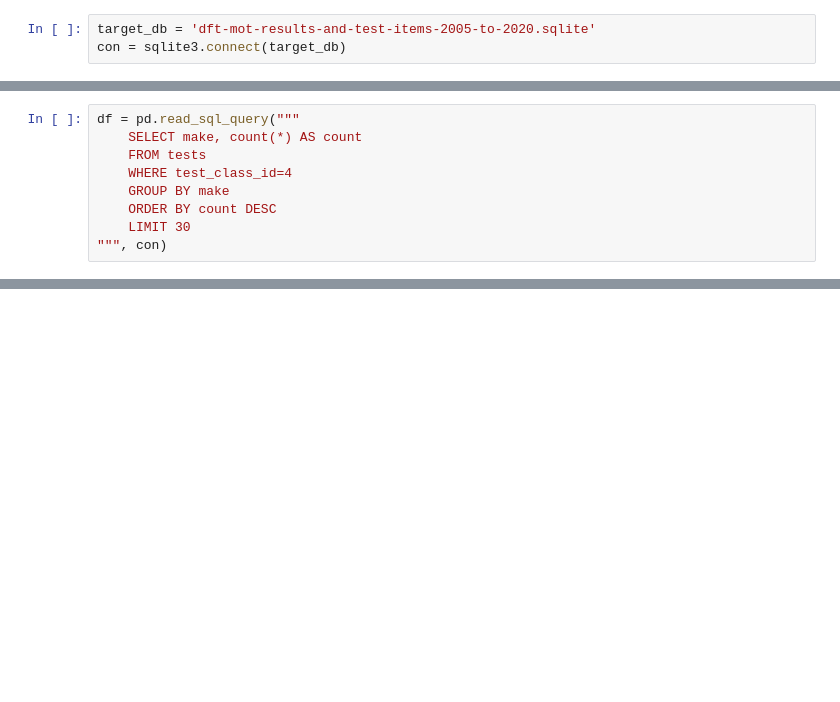
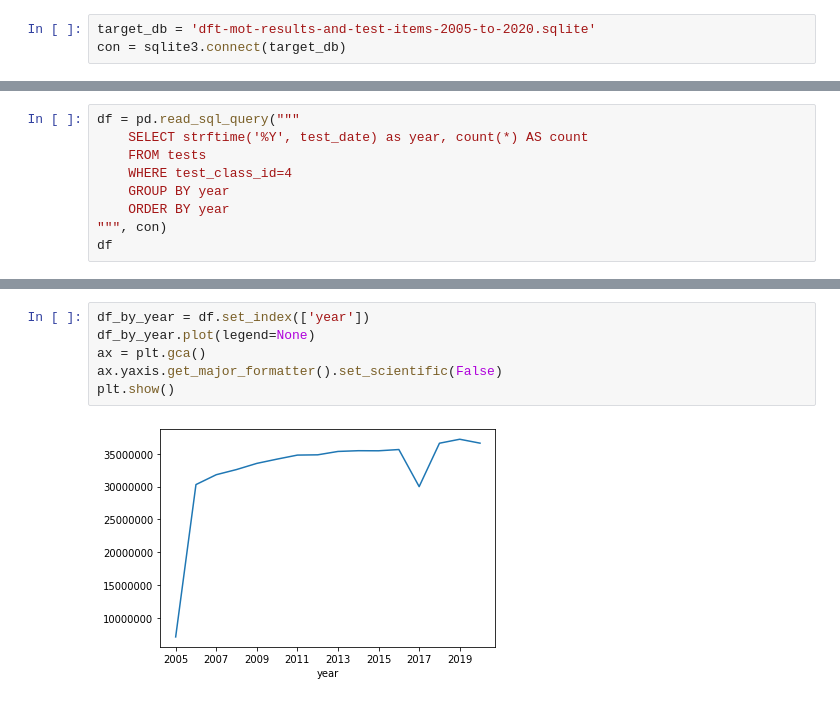
Before and after one commit to michalc/dft-mot-analysis, a Jupyter notebook: explore.ipynb, the cells around one changed output, grey strips where cells are left out. Saved outputs shown, nothing was run; the diff lists cells and outputs as text; blank space fills up the shorter version.

Commit message:
Explore all years

```diff
--- a/explore.ipynb
+++ b/explore.ipynb
@@ -57,9 +57,9 @@ plt.show()
 # %%
 df = pd.read_sql_query("""
-    SELECT make, count(*) AS count
+    SELECT strftime('%Y', test_date) as year, count(*) AS count
     FROM tests
     WHERE test_class_id=4
-    GROUP BY make
-    ORDER BY count DESC
-    LIMIT 30
+    GROUP BY year
+    ORDER BY year
 """, con)
+df
@@ -65,0 +84,8 @@ df = pd.read_sql_query("""
+# %%
+df_by_year = df.set_index(['year'])
+df_by_year.plot(legend=None)
+ax = plt.gca()
+ax.yaxis.get_major_formatter().set_scientific(False)
+plt.show()
+# %% [output]
+[figure, added]
```
Also changed, not shown: parts of 4 cells of this notebook.
